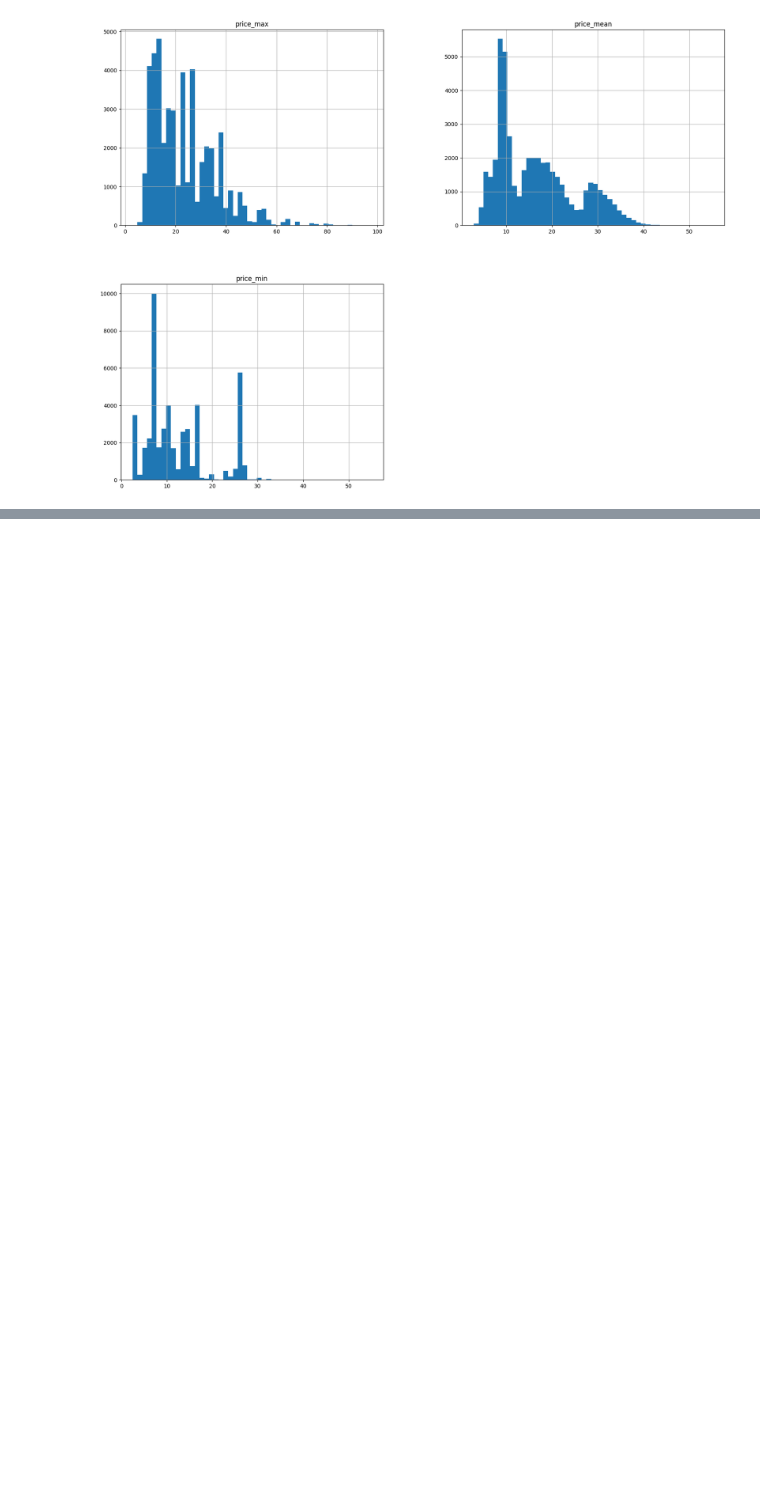
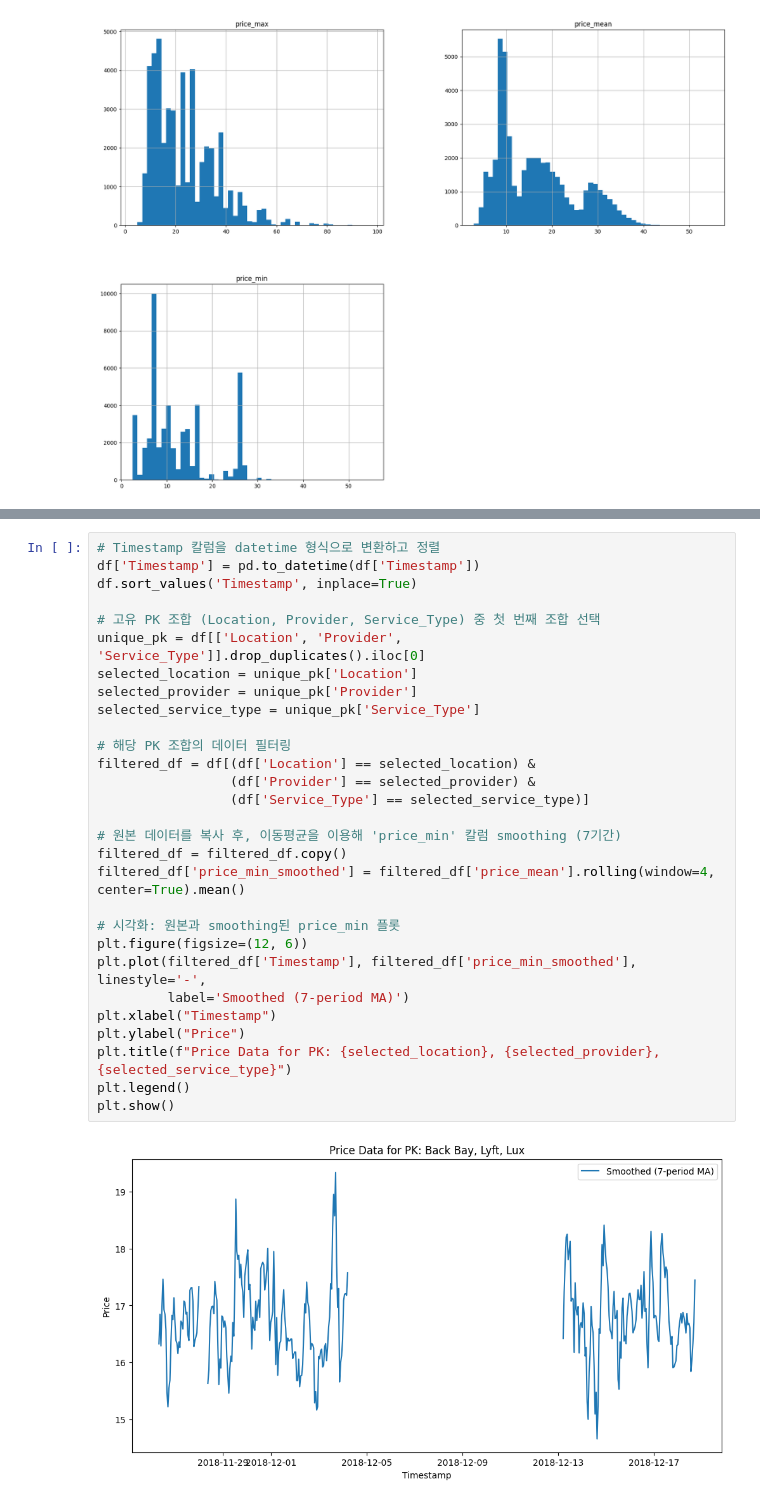
Before and after one commit to SNU-fintech-team-4/Time-Series-Project, a Jupyter notebook: main.ipynb, the cells around one changed output, grey strips where cells are left out. Drawn from its saved outputs; the diff is of its cells as text; blank space fills up the shorter version.

```diff
--- a/main.ipynb
+++ b/main.ipynb
@@ -227,0 +133,31 @@ df_pivot.to_csv("./data/Pivot_rideshare_with_missing.csv", index=False)
+# %%
+# Timestamp 칼럼을 datetime 형식으로 변환하고 정렬
+df['Timestamp'] = pd.to_datetime(df['Timestamp'])
+df.sort_values('Timestamp', inplace=True)
+
+# 고유 PK 조합 (Location, Provider, Service_Type) 중 첫 번째 조합 선택
+unique_pk = df[['Location', 'Provider', 'Service_Type']].drop_duplicates().iloc[0]
+selected_location = unique_pk['Location']
+selected_provider = unique_pk['Provider']
+selected_service_type = unique_pk['Service_Type']
+
+# 해당 PK 조합의 데이터 필터링
+filtered_df = df[(df['Location'] == selected_location) &
+                 (df['Provider'] == selected_provider) &
+                 (df['Service_Type'] == selected_service_type)]
+
+# 원본 데이터를 복사 후, 이동평균을 이용해 'price_min' 칼럼 smoothing (7기간)
+filtered_df = filtered_df.copy()
+filtered_df['price_min_smoothed'] = filtered_df['price_mean'].rolling(window=4, center=True).mean()
+
+# 시각화: 원본과 smoothing된 price_min 플롯
+plt.figure(figsize=(12, 6))
+plt.plot(filtered_df['Timestamp'], filtered_df['price_min_smoothed'], linestyle='-',
+         label='Smoothed (7-period MA)')
+plt.xlabel("Timestamp")
+plt.ylabel("Price")
+plt.title(f"Price Data for PK: {selected_location}, {selected_provider}, {selected_service_type}")
+plt.legend()
+plt.show()
+# %% [output]
+[figure, added]
```
Also changed, not shown: parts of 15 cells of this notebook, 14 other files.
